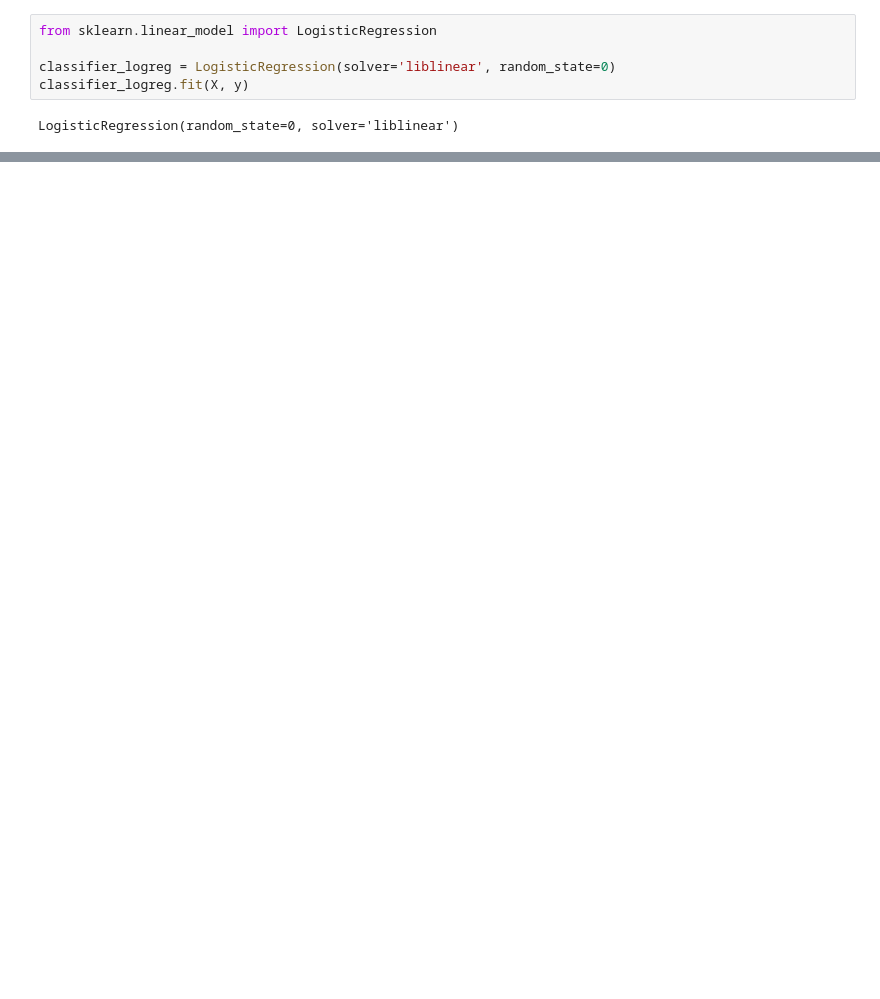
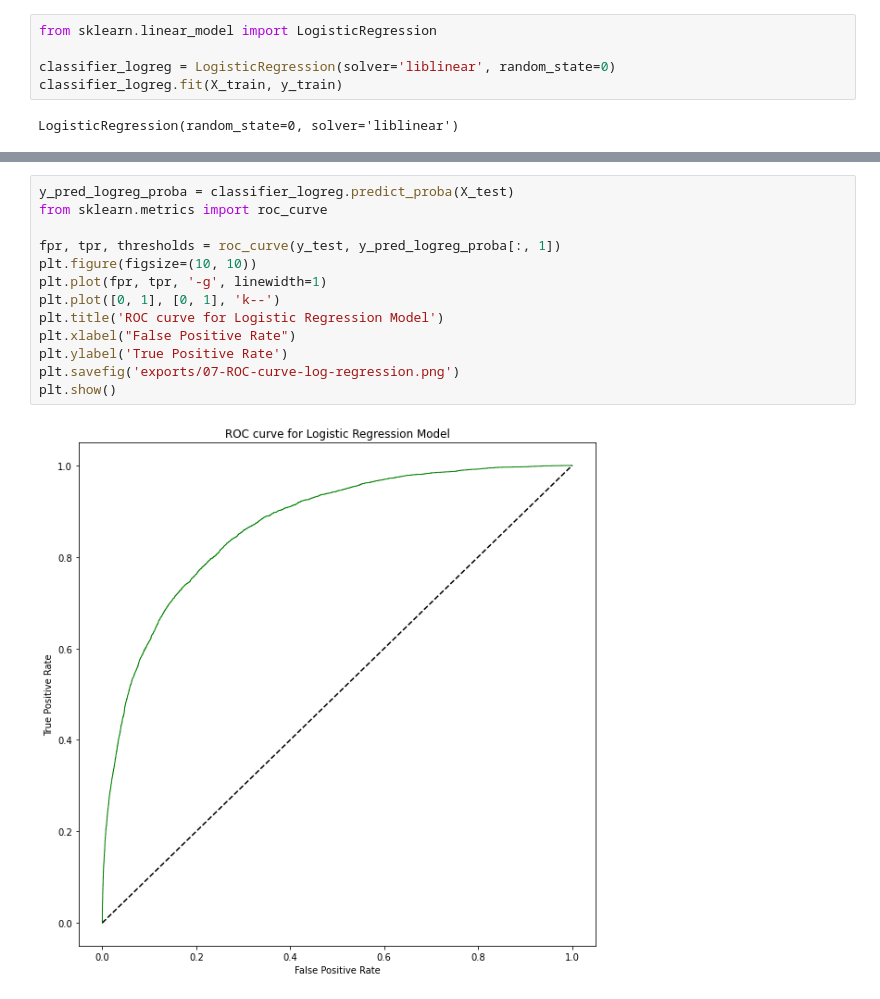
Before and after one commit to rrancerr/jku-data-mining-ws-21, a Jupyter notebook: assignment-05/assignment-05.ipynb, the cells around one changed output, grey strips where cells are left out. Drawn from its saved outputs; the diff is of its cells as text; blank space fills up the shorter version.

```diff
--- a/assignment-05/assignment-05.ipynb
+++ b/assignment-05/assignment-05.ipynb
@@ -396,7 +407,7 @@ X_test = scaler.transform(X_test)
 from sklearn.linear_model import LogisticRegression
 
 classifier_logreg = LogisticRegression(solver='liblinear', random_state=0)
-classifier_logreg.fit(X, y)
+classifier_logreg.fit(X_train, y_train)
 # %% [output]
 LogisticRegression(random_state=0, solver='liblinear')
 # %%
@@ -418,0 +437,15 @@ Test Data Score: 0.8425374052780562
+# %%
+y_pred_logreg_proba = classifier_logreg.predict_proba(X_test)
+from sklearn.metrics import roc_curve
+
+fpr, tpr, thresholds = roc_curve(y_test, y_pred_logreg_proba[:, 1])
+plt.figure(figsize=(10, 10))
+plt.plot(fpr, tpr, '-g', linewidth=1)
+plt.plot([0, 1], [0, 1], 'k--')
+plt.title('ROC curve for Logistic Regression Model')
+plt.xlabel("False Positive Rate")
+plt.ylabel('True Positive Rate')
+plt.savefig('exports/07-ROC-curve-log-regression.png')
+plt.show()
+# %% [output]
+[figure, added]
```
Also changed, not shown: parts of 13 cells of this notebook, 4 other files.
